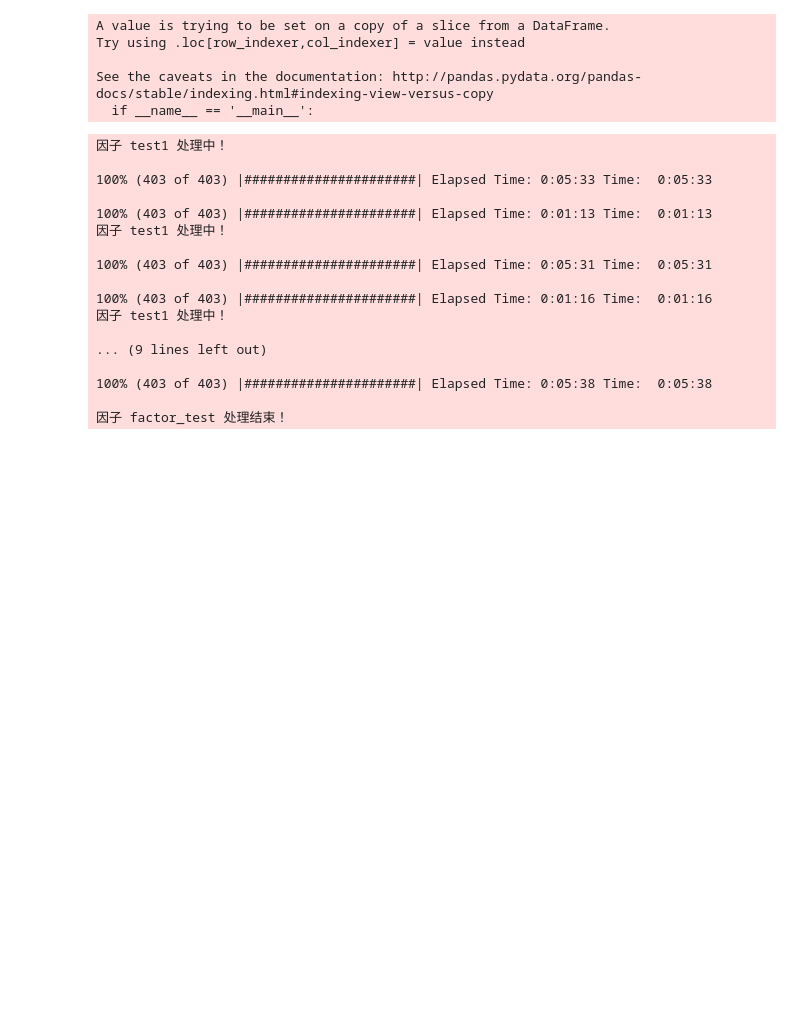
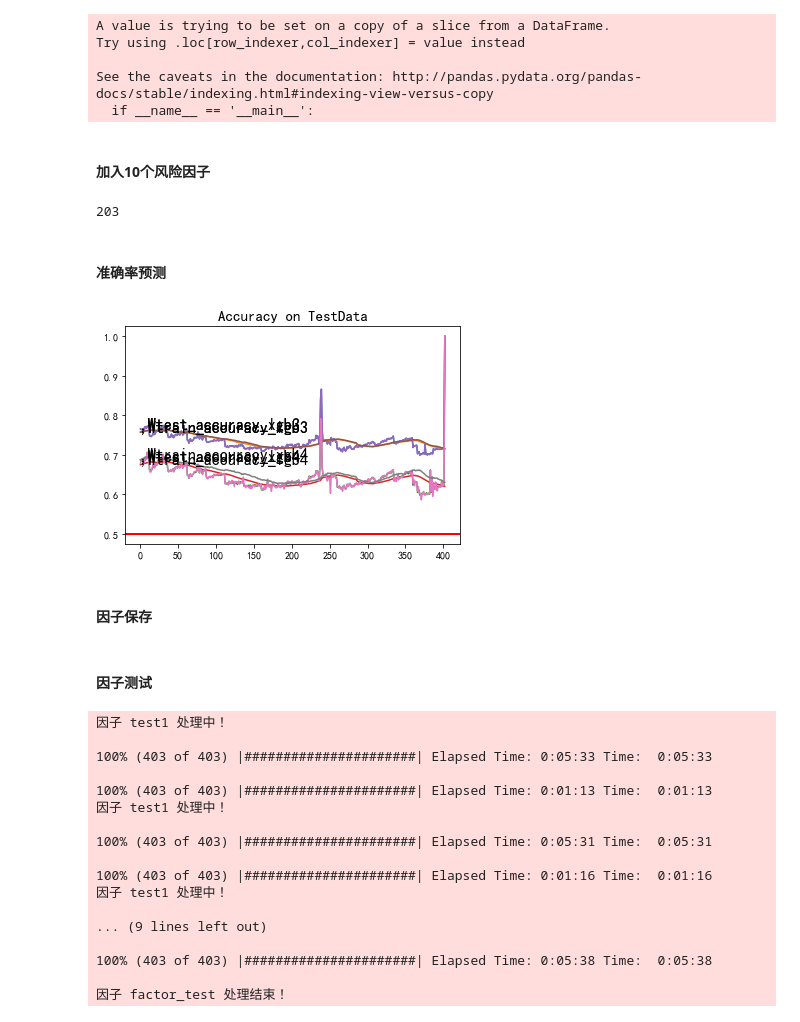
Before and after one commit to Miya-Su/Quantitative-Trading, a Jupyter notebook: code/Alpha191_Facor_Test/Alpha191.ipynb, the cells around one changed output. Saved outputs shown, nothing was run; the diff lists cells and outputs as text; code cells hidden in the pictures; blank space fills up the shorter version.

```diff
--- a/code/Alpha191_Facor_Test/Alpha191.ipynb
+++ b/code/Alpha191_Facor_Test/Alpha191.ipynb
@@ -68,3 +75,5 @@ Try using .loc[row_indexer,col_indexer] = value instead
 
 See the caveats in the documentation: http://pandas.pydata.org/pandas-docs/stable/indexing.html#indexing-view-versus-copy
   if __name__ == '__main__':
+# %% [markdown]
+#### 加入10个风险因子
@@ -70,0 +82,4 @@ See the caveats in the documentation: http://pandas.pydata.org/pandas-docs/stabl
+# %%
+len(week_risk_data)
+# %% [output]
+203
@@ -71,3 +91,18 @@ See the caveats in the documentation: http://pandas.pydata.org/pandas-docs/stabl
+# %% [markdown]
+#### 准确率预测
+# %%
+accu_score(Wtest_accuracy_lgb3,',Wtest_accuracy_lgb3')
+accu_score(Wtrain_accuracy_lgb3,',Wtrain_accuracy_lgb3')
+accu_score(Wtest_accuracy_lgb4,',Wtest_accuracy_lgb4')
+accu_score(Wtrain_accuracy_lgb4,',Wtrain_accuracy_lgb4')
+accu_score(Wtest_accuracy_xgb3,',Wtest_accuracy_xgb3')
+accu_score(Wtrain_accuracy_xgb3,',Wtrain_accuracy_xgb3')
+accu_score(Wtest_accuracy_xgb4,',Wtest_accuracy_xgb4')
+accu_score(Wtrain_accuracy_xgb4,',Wtrain_accuracy_xgb4')
+# %% [output]
+[figure, added]
+# %% [markdown]
+#### 因子保存
 # %%
 import pickle
 Wfactor1_lgb3.to_pickle("./factor_test_data/LightGBM_allfactor2/191Wfactor1_lgb3")
@@ -77,3 +116,5 @@ Wfactor1_xgb3.to_pickle("./factor_test_data/LightGBM_allfactor2/191Wfactor1_xgb3
+# %% [markdown]
+#### 因子测试
 # %%
 Wfactor1_lgb3_obj=factor_analyse("test1",Wfactor1_lgb3)
 Wfactor1_lgb4_obj=factor_analyse("test1",Wfactor1_lgb4)
```
Also changed, not shown: parts of 19 cells of this notebook.
